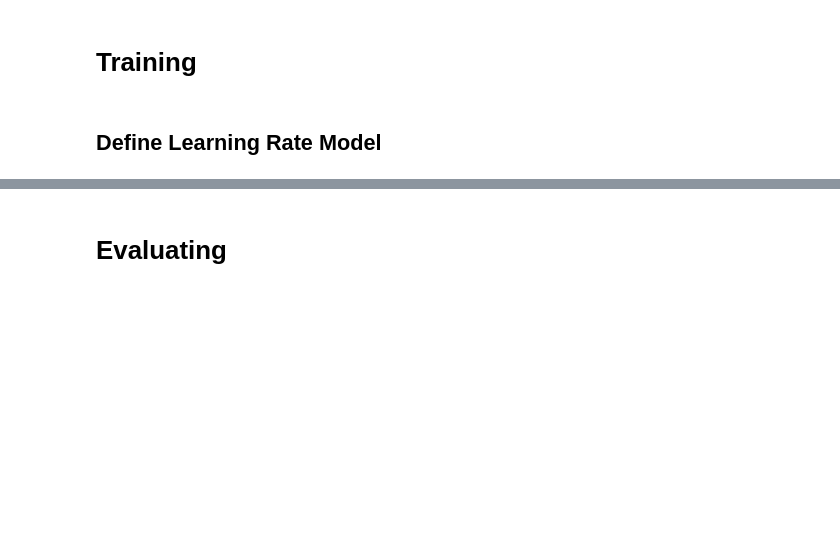
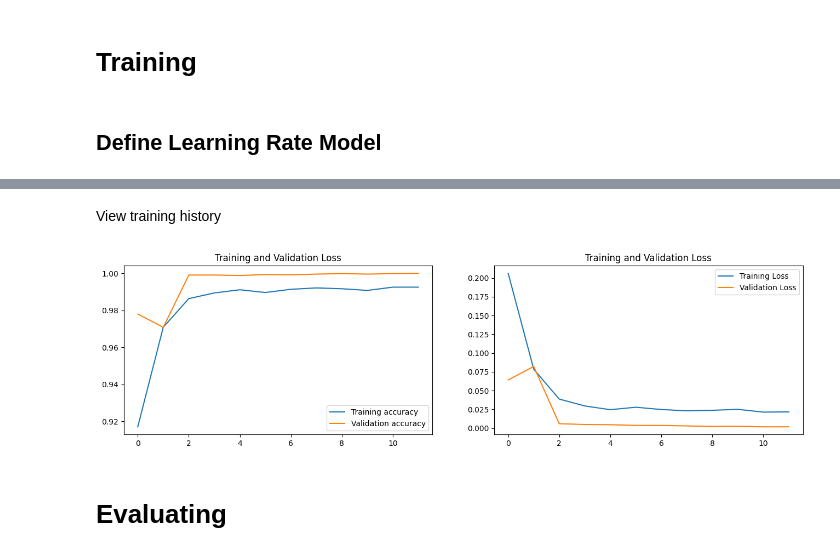
Before and after one commit to makonhakony/Multi-Stage-Classification-BreakHis, a Jupyter notebook: multi-stage-classification-breakhis.ipynb, the cells around one changed output, grey strips where cells are left out. Drawn from its saved outputs; the diff is of its cells as text; code cells hidden in the pictures; blank space fills up the shorter version.

```diff
--- a/multi-stage-classification-breakhis.ipynb
+++ b/multi-stage-classification-breakhis.ipynb
@@ -368,3 +470,32 @@ training_history(history.history)
+# %% [markdown]
+View training history
+# %%
+h = history.history
+
+accuracy = h['accuracy']
+val_accuracy = h['val_accuracy']
+
+loss = h['loss']
+val_loss = h['val_loss']
+
+epochs_range = range(len(h['loss']))
+
+plt.figure(figsize=(16, 4))
+plt.subplot(1, 2, 1)
+plt.plot(epochs_range, accuracy, label='Training accuracy')
+plt.plot(epochs_range, val_accuracy, label='Validation accuracy')
+plt.legend(loc='lower right')
+plt.title('Training and Validation Loss')
+
+plt.subplot(1, 2, 2)
+plt.plot(epochs_range, loss, label='Training Loss')
+plt.plot(epochs_range, val_loss, label='Validation Loss')
+plt.legend(loc='upper right')
+plt.title('Training and Validation Loss')
+
+plt.show()
+# %% [output]
+[figure, added]
 # %% [markdown]
 # Evaluating
 # %%
```
Also changed, not shown: parts of 13 cells of this notebook.
